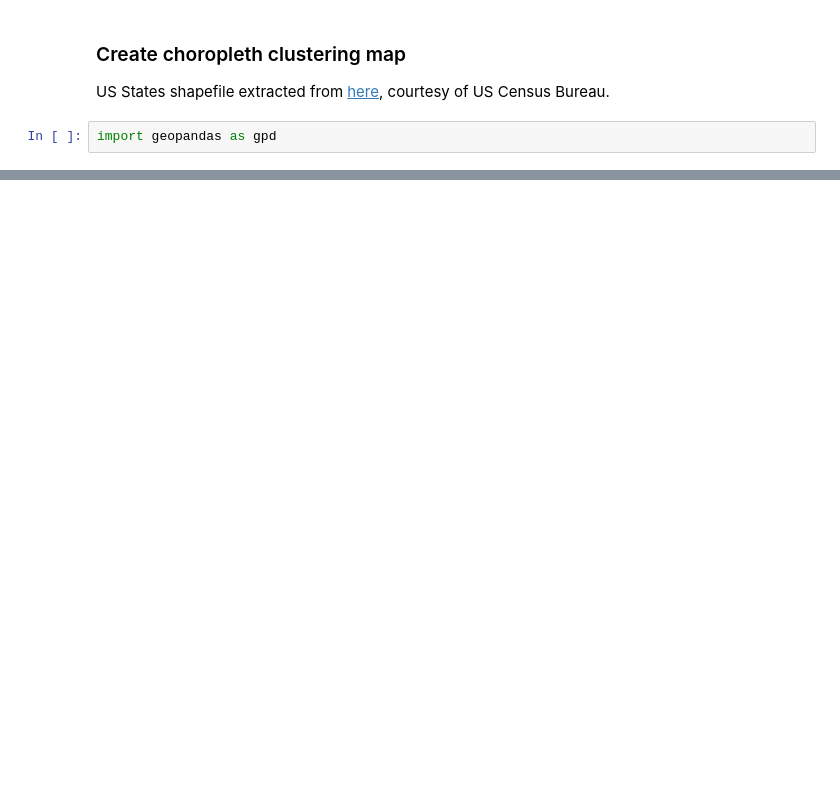
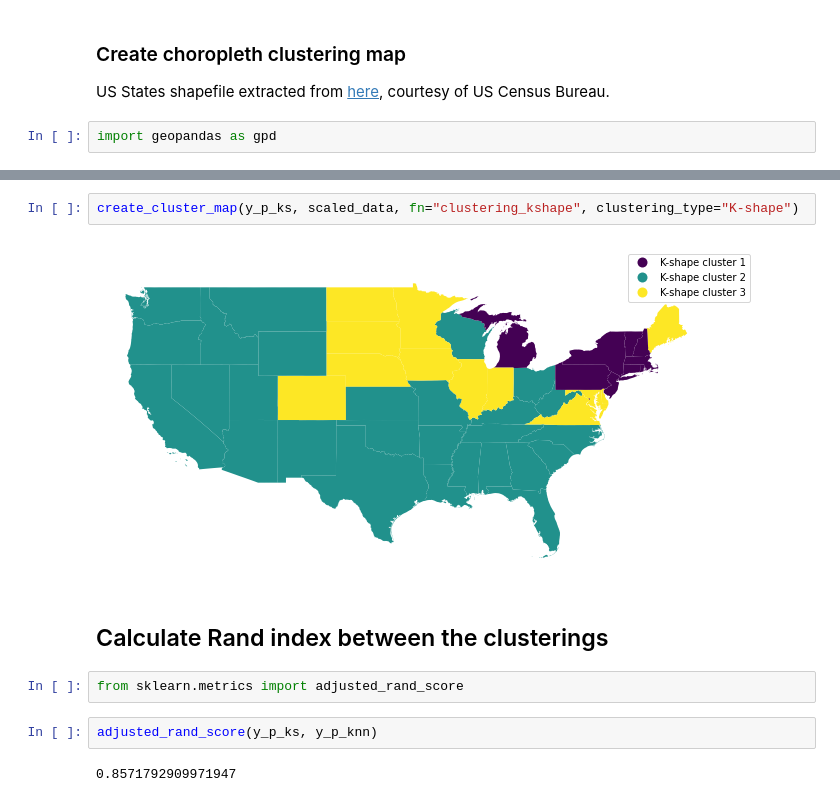
Before and after one commit to chrisvoncsefalvay/covid19-dynamic-time-clustering, a Jupyter notebook: notebooks/Dynamic time clustering.ipynb, the cells around one changed output, grey strips where cells are left out. Cells and saved outputs as stored; diff of their text form; blank space fills up the shorter version.

```diff
--- a/notebooks/Dynamic time clustering.ipynb
+++ b/notebooks/Dynamic time clustering.ipynb
@@ -118,0 +215,12 @@ def plot_map_with_clusters(map_df, save=True):
+# %%
+create_cluster_map(y_p_ks, scaled_data, fn="clustering_kshape", clustering_type="K-shape")
+# %% [output]
+[figure, added]
+# %% [markdown]
+## Calculate Rand index between the clusterings
+# %%
+from sklearn.metrics import adjusted_rand_score
+# %%
+adjusted_rand_score(y_p_ks, y_p_knn)
+# %% [output]
+0.8571792909971947
```
Also changed, not shown: parts of 33 cells of this notebook, 5 other files.
